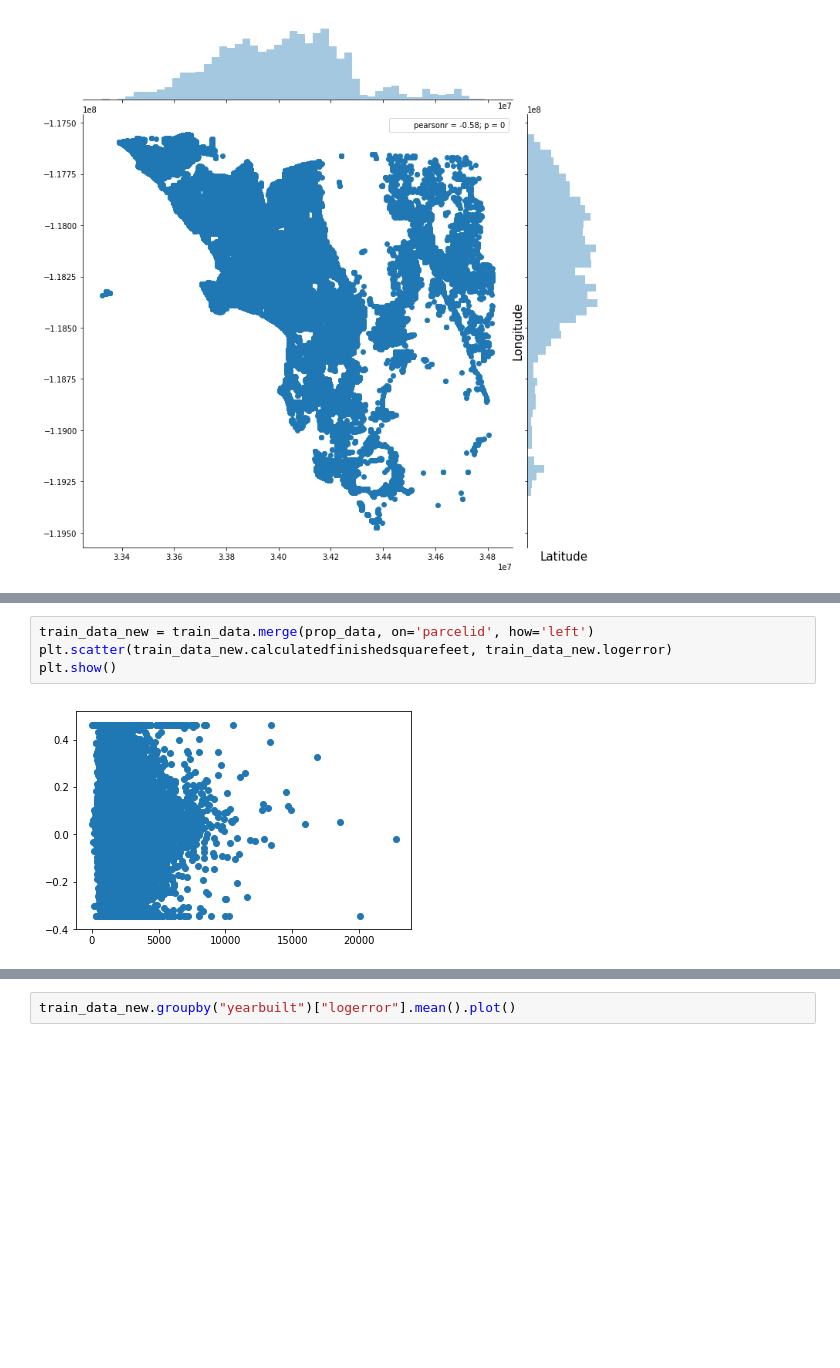
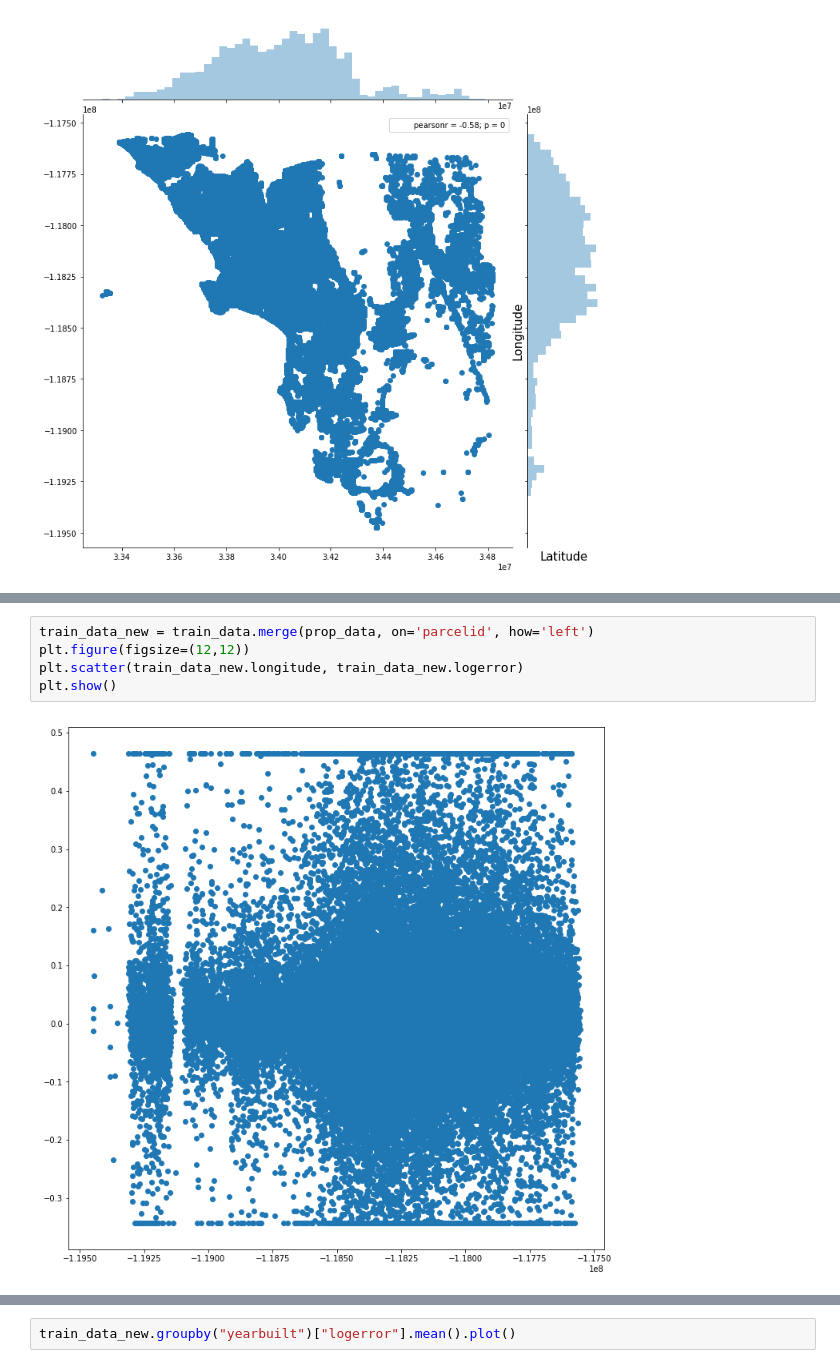
Before and after one commit to jayybhatt/Data-Science-Fundamentals, a Jupyter notebook: HW2/HW2.ipynb, the cells around one changed output, grey strips where cells are left out. Drawn from its saved outputs; the diff is of its cells as text; blank space fills up the shorter version.

```diff
--- a/HW2/HW2.ipynb
+++ b/HW2/HW2.ipynb
@@ -181,6 +193,7 @@ plt.show()
 # %%
 train_data_new = train_data.merge(prop_data, on='parcelid', how='left')
-plt.scatter(train_data_new.calculatedfinishedsquarefeet, train_data_new.logerror)
+plt.figure(figsize=(12,12))
+plt.scatter(train_data_new.longitude, train_data_new.logerror)
 plt.show()
 # %% [output]
-[figure, old version]
+[figure, new version]
```
Also changed, not shown: parts of 35 cells of this notebook, 2 other files.
